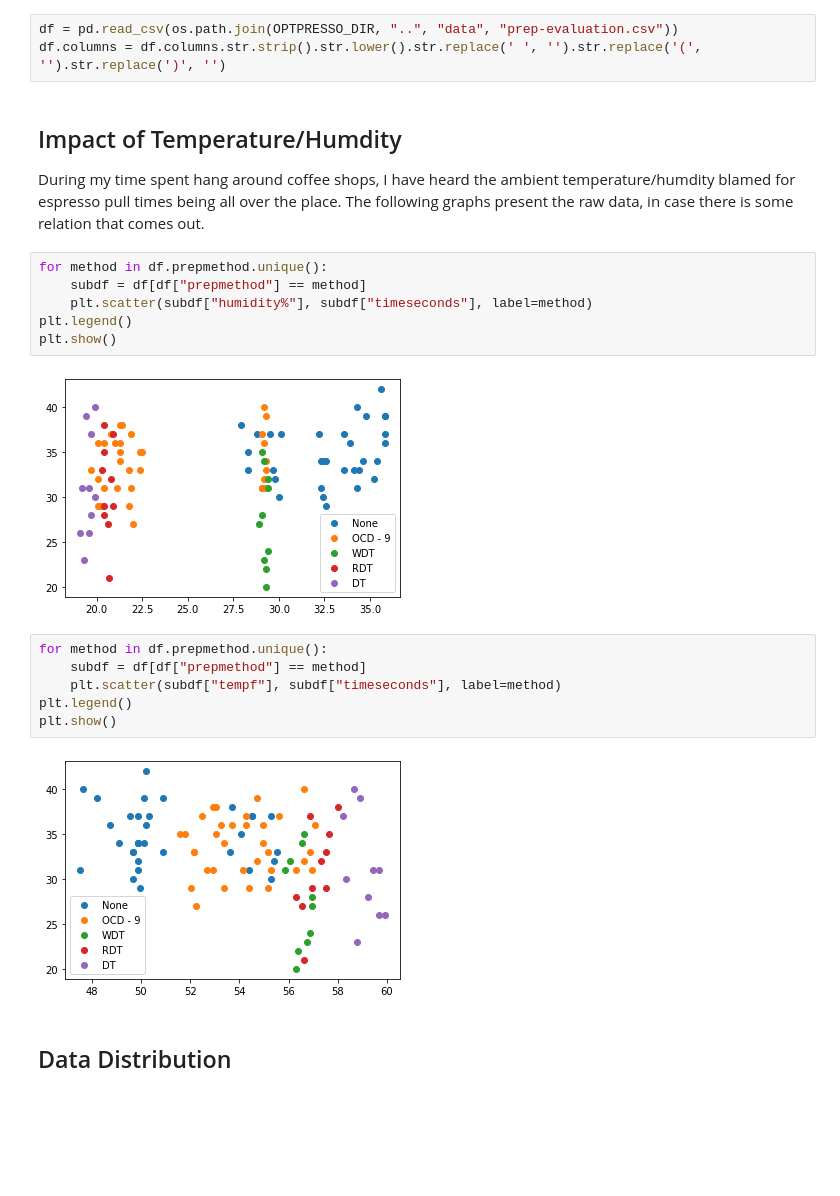
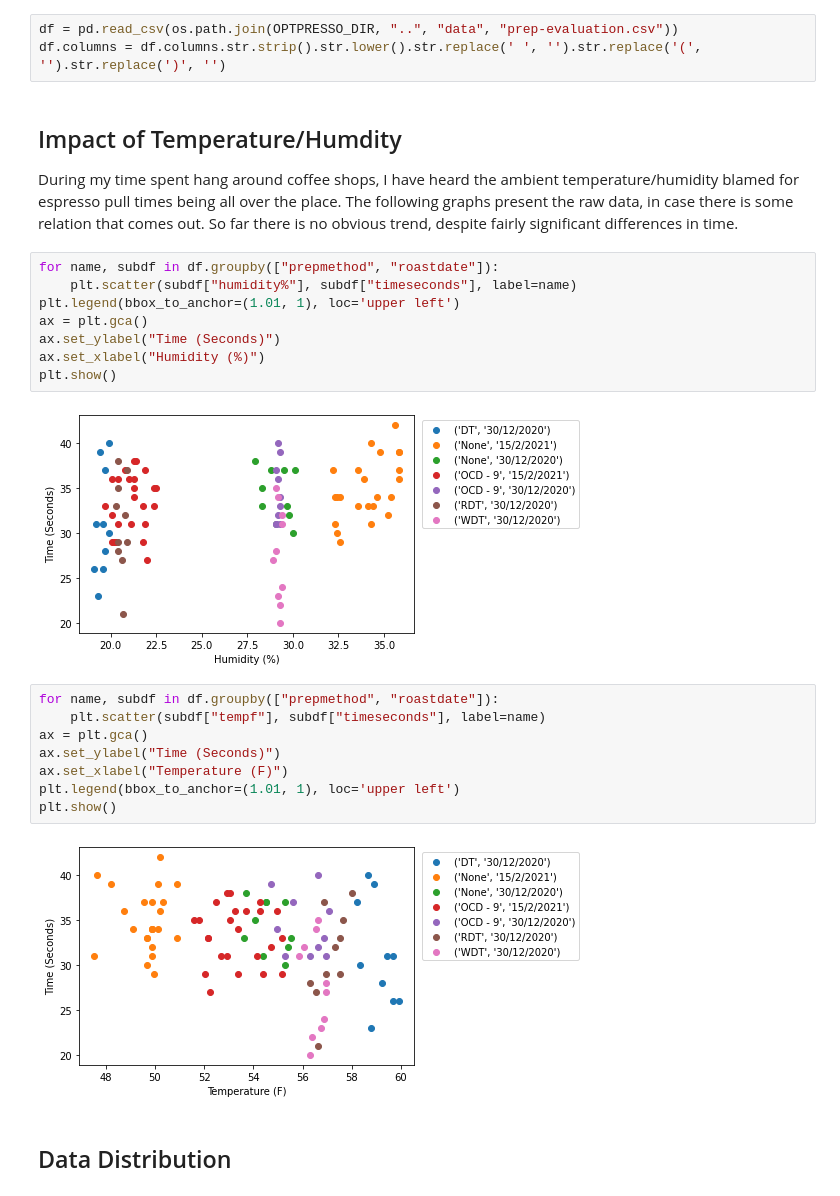
Before and after one commit to badisa/optpresso, a Jupyter notebook: notebooks/prep-method-evaluation.ipynb, the cells around one changed output. Drawn from its saved outputs; the diff is of its cells as text; blank space fills up the shorter version.

```diff
--- a/notebooks/prep-method-evaluation.ipynb
+++ b/notebooks/prep-method-evaluation.ipynb
@@ -60,23 +62,27 @@ df.columns = df.columns.str.strip().str.lower().str.replace(' ', '').str.replace
 # %% [markdown]
 ## Impact of Temperature/Humdity
 
-During my time spent hang around coffee shops, I have heard the ambient temperature/humdity blamed for espresso pull times being all over the place. The following graphs present the raw data, in case there is some relation that comes out.
+During my time spent hang around coffee shops, I have heard the ambient temperature/humidity blamed for espresso pull times being all over the place. The following graphs present the raw data, in case there is some relation that comes out. So far there is no obvious trend, despite fairly significant differences in time.
 # %%
-for method in df.prepmethod.unique():
-    subdf = df[df["prepmethod"] == method]
-    plt.scatter(subdf["humidity%"], subdf["timeseconds"], label=method)
-plt.legend()
+for name, subdf in df.groupby(["prepmethod", "roastdate"]):
+    plt.scatter(subdf["humidity%"], subdf["timeseconds"], label=name)
+plt.legend(bbox_to_anchor=(1.01, 1), loc='upper left')
+ax = plt.gca()
+ax.set_ylabel("Time (Seconds)")
+ax.set_xlabel("Humidity (%)")
 plt.show()
 # %% [output]
-[figure, old version]
+[figure, new version]
 # %%
-for method in df.prepmethod.unique():
-    subdf = df[df["prepmethod"] == method]
-    plt.scatter(subdf["tempf"], subdf["timeseconds"], label=method)
-plt.legend()
+for name, subdf in df.groupby(["prepmethod", "roastdate"]):
+    plt.scatter(subdf["tempf"], subdf["timeseconds"], label=name)
+ax = plt.gca()
+ax.set_ylabel("Time (Seconds)")
+ax.set_xlabel("Temperature (F)")
+plt.legend(bbox_to_anchor=(1.01, 1), loc='upper left')
 plt.show()
 # %% [output]
-[figure, old version]
+[figure, new version]
 # %% [markdown]
 ## Data Distribution
 # %%
```
Also changed, not shown: parts of 8 cells of this notebook.
